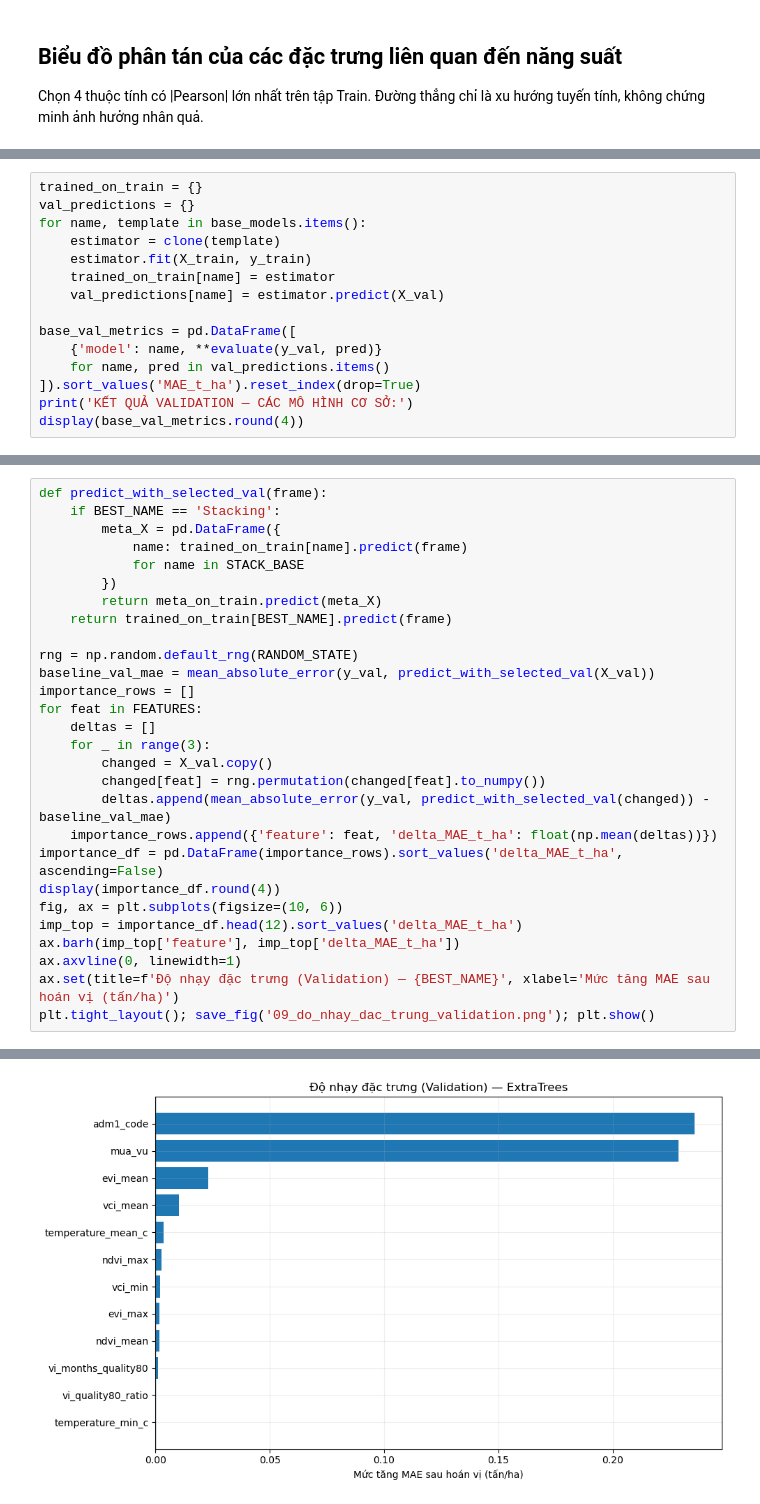
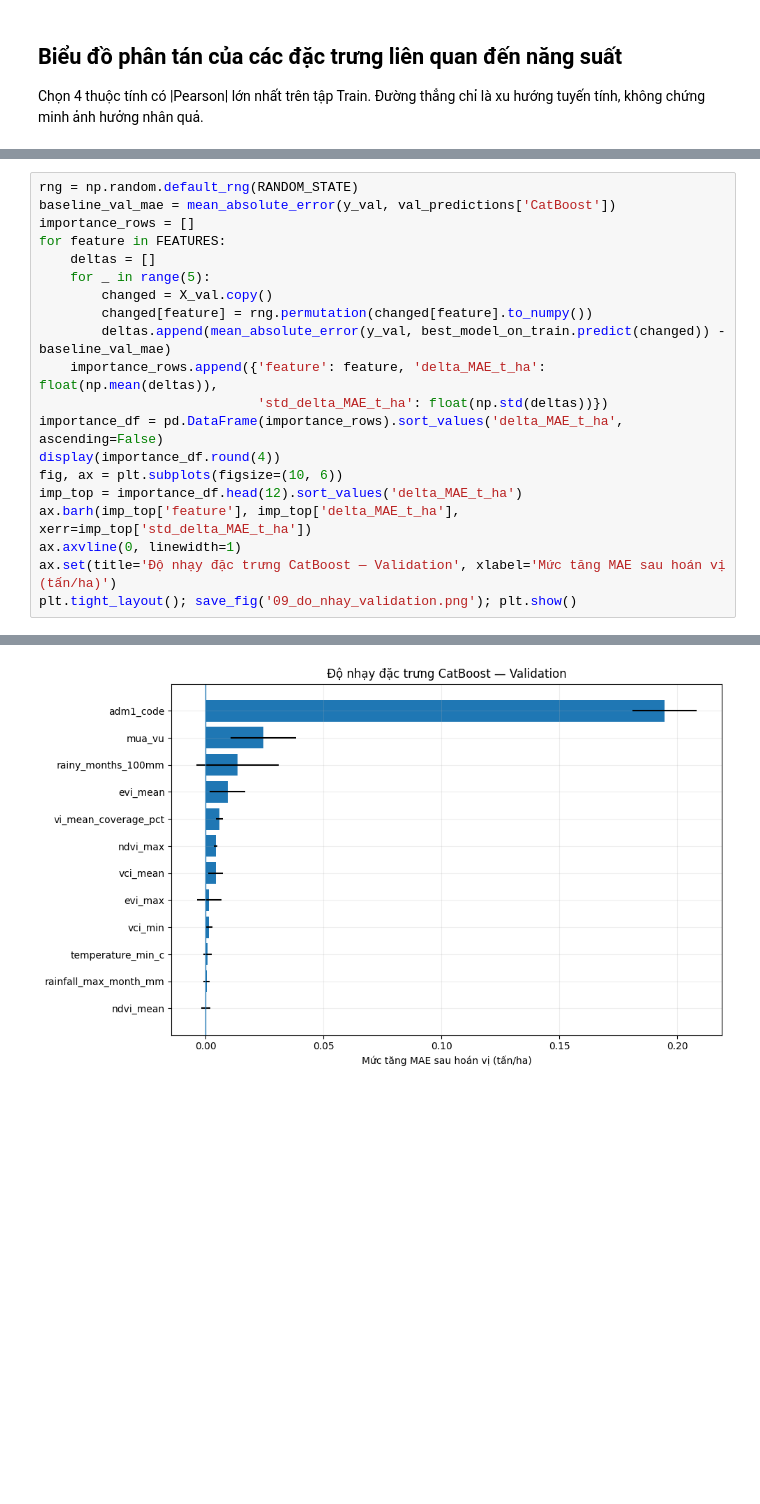
Before and after one commit to tuan-205/rice_yield_estimation, a Jupyter notebook: notebook/ensemble_training_rice_yield.ipynb, the cells around one changed output, grey strips where cells are left out. Drawn from its saved outputs; the diff is of its cells as text; blank space fills up the shorter version.

```diff
--- a/notebook/ensemble_training_rice_yield.ipynb
+++ b/notebook/ensemble_training_rice_yield.ipynb
@@ -411,15 +393,0 @@ Các mô hình thành phần của Stacking: Ridge, SVR, RandomForest, ExtraTree
-# %%
-trained_on_train = {}
-val_predictions = {}
-for name, template in base_models.items():
-    estimator = clone(template)
-    estimator.fit(X_train, y_train)
-    trained_on_train[name] = estimator
-    val_predictions[name] = estimator.predict(X_val)
-
-base_val_metrics = pd.DataFrame([
-    {'model': name, **evaluate(y_val, pred)}
-    for name, pred in val_predictions.items()
-]).sort_values('MAE_t_ha').reset_index(drop=True)
-print('KẾT QUẢ VALIDATION — CÁC MÔ HÌNH CƠ SỞ:')
-display(base_val_metrics.round(4))
@@ -550,29 +530,21 @@ MÔ HÌNH ĐƯỢC CHỌN TRÊN VALIDATION: ExtraTrees
 # %%
-def predict_with_selected_val(frame):
-    if BEST_NAME == 'Stacking':
-        meta_X = pd.DataFrame({
-            name: trained_on_train[name].predict(frame)
-            for name in STACK_BASE
-        })
-        return meta_on_train.predict(meta_X)
-    return trained_on_train[BEST_NAME].predict(frame)
-
 rng = np.random.default_rng(RANDOM_STATE)
-baseline_val_mae = mean_absolute_error(y_val, predict_with_selected_val(X_val))
+baseline_val_mae = mean_absolute_error(y_val, val_predictions['CatBoost'])
 importance_rows = []
-for feat in FEATURES:
+for feature in FEATURES:
     deltas = []
-    for _ in range(3):
+    for _ in range(5):
         changed = X_val.copy()
-        changed[feat] = rng.permutation(changed[feat].to_numpy())
-        deltas.append(mean_absolute_error(y_val, predict_with_selected_val(changed)) - baseline_val_mae)
-    importance_rows.append({'feature': feat, 'delta_MAE_t_ha': float(np.mean(deltas))})
+        changed[feature] = rng.permutation(changed[feature].to_numpy())
+        deltas.append(mean_absolute_error(y_val, best_model_on_train.predict(changed)) - baseline_val_mae)
+    importance_rows.append({'feature': feature, 'delta_MAE_t_ha': float(np.mean(deltas)),
+                            'std_delta_MAE_t_ha': float(np.std(deltas))})
 importance_df = pd.DataFrame(importance_rows).sort_values('delta_MAE_t_ha', ascending=False)
 display(importance_df.round(4))
 fig, ax = plt.subplots(figsize=(10, 6))
 imp_top = importance_df.head(12).sort_values('delta_MAE_t_ha')
-ax.barh(imp_top['feature'], imp_top['delta_MAE_t_ha'])
+ax.barh(imp_top['feature'], imp_top['delta_MAE_t_ha'], xerr=imp_top['std_delta_MAE_t_ha'])
 ax.axvline(0, linewidth=1)
-ax.set(title=f'Độ nhạy đặc trưng (Validation) — {BEST_NAME}', xlabel='Mức tăng MAE sau hoán vị (tấn/ha)')
-plt.tight_layout(); save_fig('09_do_nhay_dac_trung_validation.png'); plt.show()
+ax.set(title='Độ nhạy đặc trưng CatBoost — Validation', xlabel='Mức tăng MAE sau hoán vị (tấn/ha)')
+plt.tight_layout(); save_fig('09_do_nhay_validation.png'); plt.show()
 # %% [output]
@@ -597 +568 @@ plt.tight_layout(); save_fig('09_do_nhay_dac_trung_validation.png'); plt.show()
-[figure, old version]
+[figure, new version]
```
Also changed, not shown: parts of 53 cells of this notebook, 24 other files.
